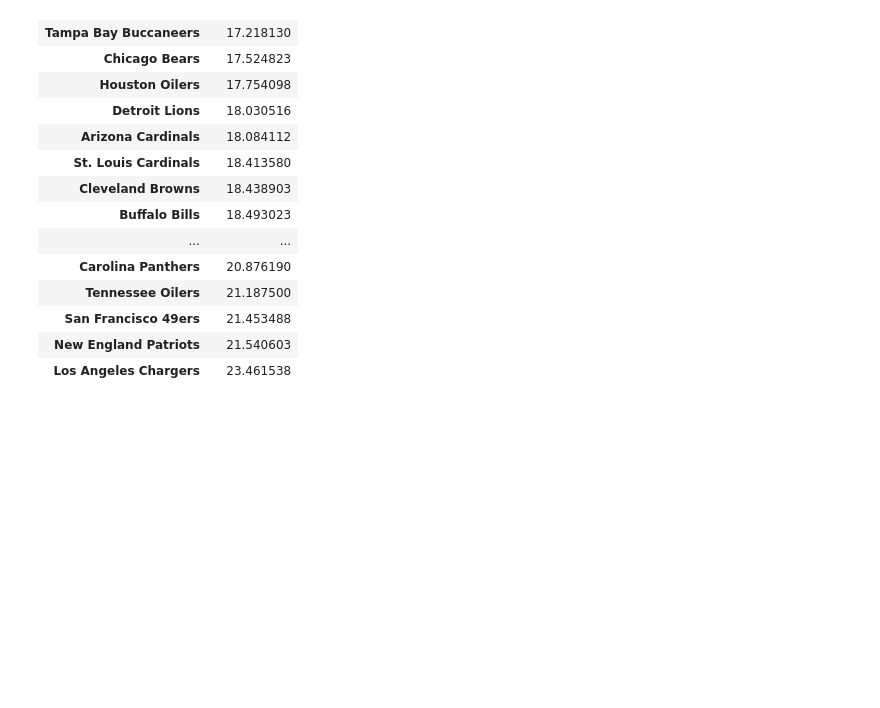
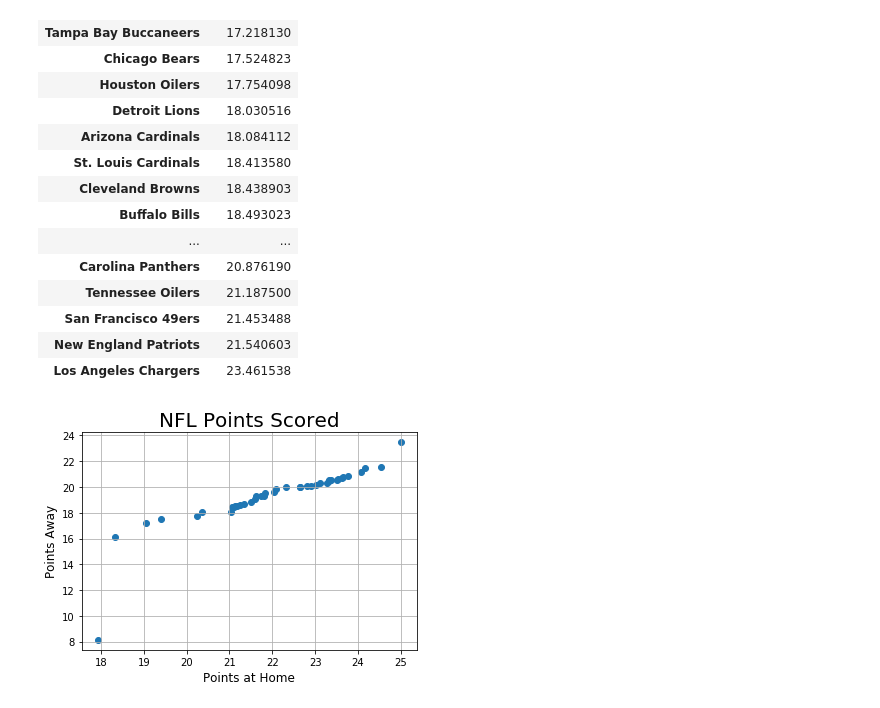
Before and after one commit to mroot9519/nfl, a Jupyter notebook: basic_research.ipynb, the cells around one changed output. Saved outputs shown, nothing was run; the diff lists cells and outputs as text; code cells hidden in the pictures; blank space fills up the shorter version.

Commit message:
jupyter notebook with points scored plot

```diff
--- a/basic_research.ipynb
+++ b/basic_research.ipynb
@@ -75,0 +79,13 @@ scores_df.insert()
+# %%
+# Build the scatter plots for teams' points at home and away.
+plt.scatter(home_points_df, away_points_df)
+
+# Incorporate the other graph properties
+plt.title("NFL Points Scored", fontsize=20)
+plt.ylabel("Points Away", fontsize=12)
+plt.xlabel("Points at Home", fontsize=12)
+plt.grid(True)
+
+# Label points with team
+# %% [output]
+[figure, added]
```
Also changed, not shown: parts of 3 cells of this notebook.
